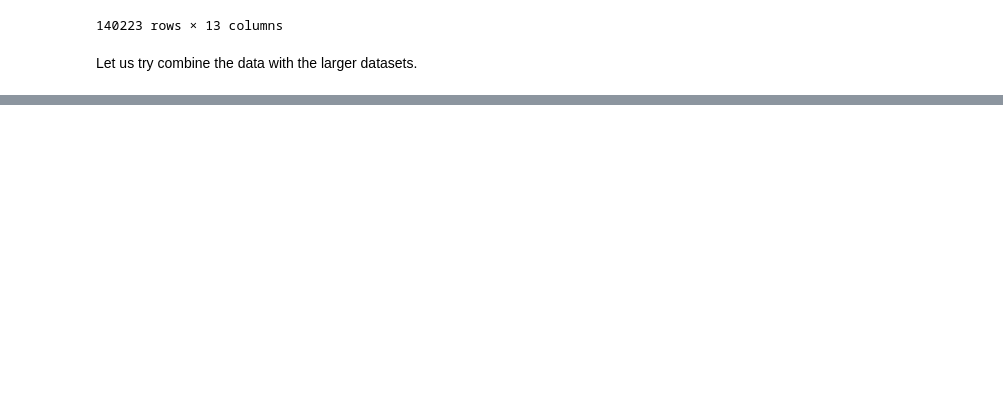
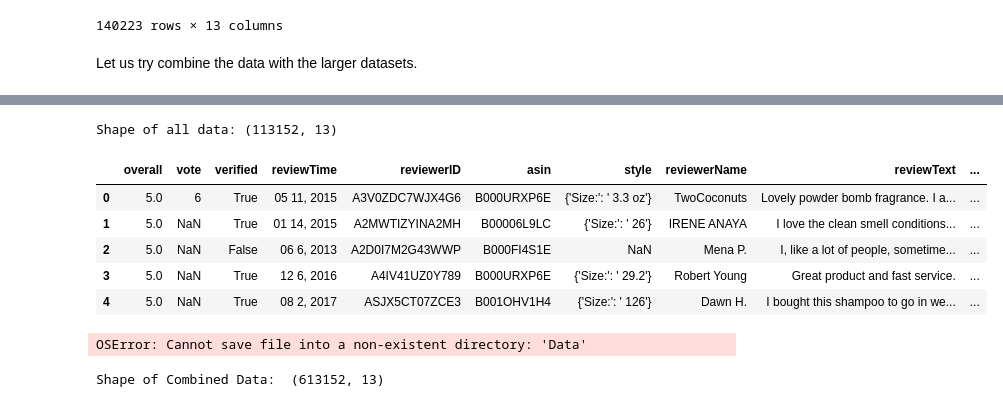
Before and after one commit to pavsingh7/Masters-Dissertation, a Jupyter notebook: Code/data_load.ipynb, the cells around one changed output, grey strips where cells are left out. Saved outputs shown, nothing was run; the diff lists cells and outputs as text; code cells hidden in the pictures; blank space fills up the shorter version.

```diff
--- a/Code/data_load.ipynb
+++ b/Code/data_load.ipynb
@@ -341,0 +276,47 @@ print("Shape of Combined Data: ", all_data.shape)
+# %%
+data = []
+
+# category files
+beauty = "/Users/pavansingh/Desktop/Amazon Review Data/All_Beauty_5.json"
+fashion = "/Users/pavansingh/Desktop/Amazon Review Data/AMAZON_FASHION_5.json"
+appliances = "/Users/pavansingh/Desktop/Amazon Review Data/Appliances_5.json"
+gift_cards = "/Users/pavansingh/Desktop/Amazon Review Data/Gift_Cards_5.json"
+industrial = "/Users/pavansingh/Desktop/Amazon Review Data/Industrial_and_Scientific_5.json"
+luxury_beauty = "/Users/pavansingh/Desktop/Amazon Review Data/Luxury_Beauty_5.json"
+magazine_subscriptions = "/Users/pavansingh/Desktop/Amazon Review Data/Magazine_Subscriptions_5.json"
+software = "/Users/pavansingh/Desktop/Amazon Review Data/Software_5.json"
+
+
+
+# load each file and join into dataframe
+for category, filename in [('beauty', beauty), ('fashion', fashion), ('appliances', appliances), ('gift_cards', gift_cards), ('industrial', industrial), ('luxury_beauty', luxury_beauty), ('magazine_subscriptions', magazine_subscriptions), ('software', software)]:
+    for selected_data in read_file(filename, category):
+        data.append(selected_data)
+
+# make it into a dataframe
+df_1 = pd.DataFrame(data)
+
+# show the dataframe
+print("Shape of all data:", df_1.shape)
+display(df_1.head(5))
+# %% [output]
+Shape of all data: (113152, 13)
+|  | overall | vote | verified | reviewTime | reviewerID | asin | style | reviewerName | reviewText | ... |
+| 0 | 5.0 | 6 | True | 05 11, 2015 | A3V0ZDC7WJX4G6 | B000URXP6E | {'Size:': ' 3.3 oz'} | TwoCoconuts | Lovely powder bomb fragrance. I a... | ... |
+| 1 | 5.0 | NaN | True | 01 14, 2015 | A2MWTIZYINA2MH | B00006L9LC | {'Size:': ' 26'} | IRENE ANAYA | I love the clean smell conditions... | ... |
+| 2 | 5.0 | NaN | False | 06 6, 2013 | A2D0I7M2G43WWP | B000FI4S1E | NaN | Mena P. | I, like a lot of people, sometime... | ... |
+| 3 | 5.0 | NaN | True | 12 6, 2016 | A4IV41UZ0Y789 | B000URXP6E | {'Size:': ' 29.2'} | Robert Young | Great product and fast service. | ... |
+| 4 | 5.0 | NaN | True | 08 2, 2017 | ASJX5CT07ZCE3 | B001OHV1H4 | {'Size:': ' 126'} | Dawn H. | I bought this shampoo to go in we... | ... |
+# %%
+# save df to csv called Small Data in a folder called Data
+df_1.to_csv('Small_Data.csv')
+# %% [output]
+OSError: Cannot save file into a non-existent directory: 'Data'
+# %%
+# final dataset with all combined categories
+all_data = pd.concat([df, df_1], ignore_index = True)
+
+# shape of final dataset
+print("Shape of Combined Data: ", all_data.shape)
+# %% [output]
+Shape of Combined Data:  (613152, 13)
```
Also changed, not shown: parts of 7 cells of this notebook, 2 other files.
